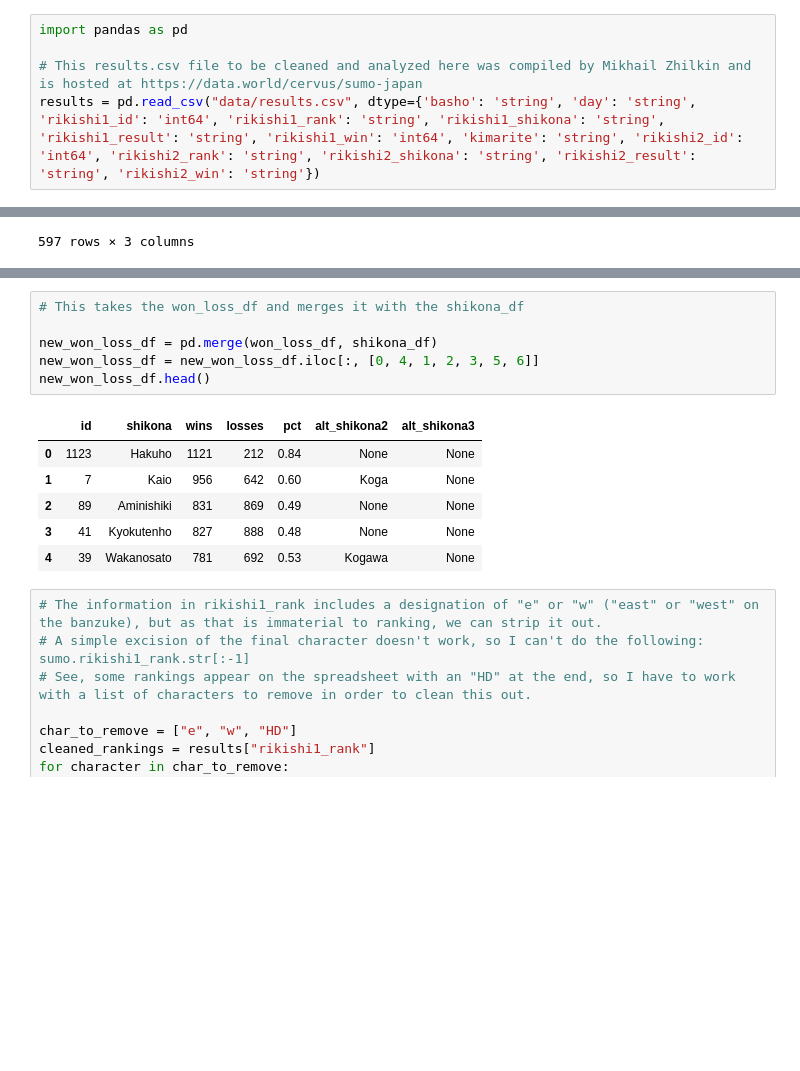
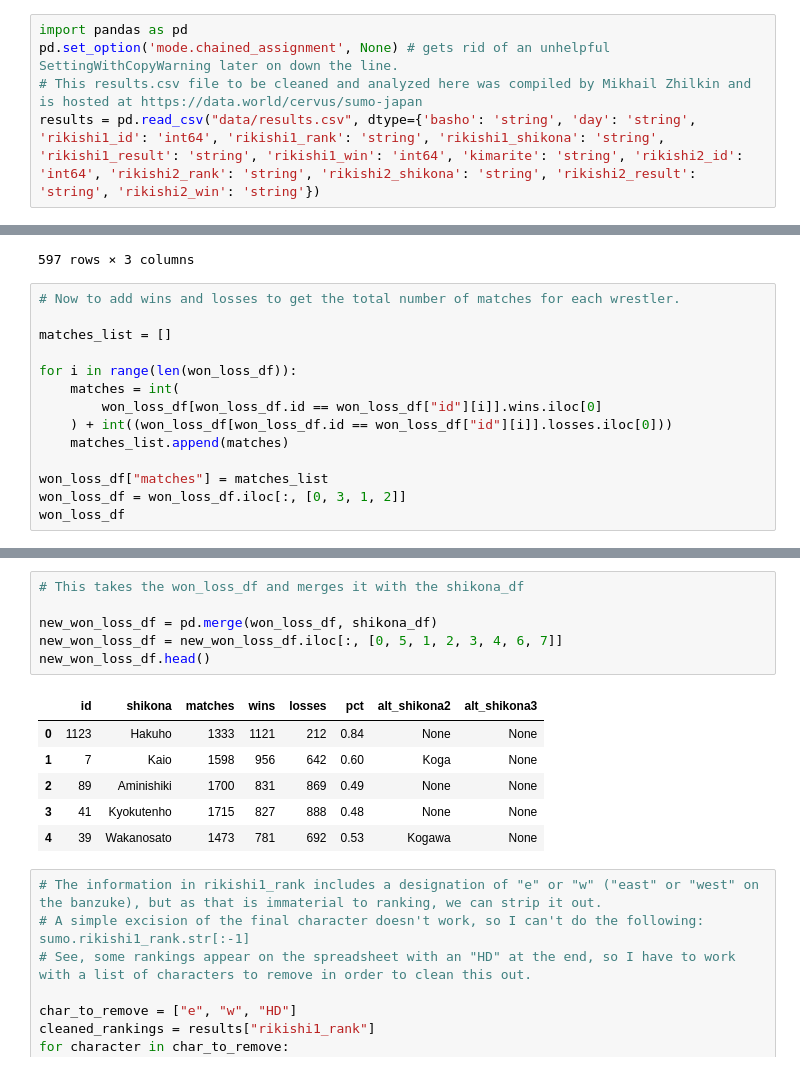
Before and after one commit to mjbrechner/sumo, a Jupyter notebook: creating_won_loss_df.ipynb, the cells around one changed output, grey strips where cells are left out. Cells and saved outputs as stored; diff of their text form; blank space fills up the shorter version.

```diff
--- a/creating_won_loss_df.ipynb
+++ b/creating_won_loss_df.ipynb
@@ -1,6 +1,6 @@
 # %%
 import pandas as pd
-
+pd.set_option('mode.chained_assignment', None) # gets rid of an unhelpful SettingWithCopyWarning later on down the line.
 # This results.csv file to be cleaned and analyzed here was compiled by Mikhail Zhilkin and is hosted at https://data.world/cervus/sumo-japan
 results = pd.read_csv("data/results.csv", dtype={'basho': 'string', 'day': 'string', 'rikishi1_id': 'int64', 'rikishi1_rank': 'string', 'rikishi1_shikona': 'string', 'rikishi1_result': 'string', 'rikishi1_win': 'int64', 'kimarite': 'string', 'rikishi2_id': 'int64', 'rikishi2_rank': 'string', 'rikishi2_shikona': 'string', 'rikishi2_result': 'string', 'rikishi2_win': 'string'})
 # %%
@@ -179,3 +179,17 @@ won_loss_df
 | 595 | 11949 | 0 | 2 |
 | 596 | 12013 | 0 | 1 |
 597 rows × 3 columns
+# %%
+# Now to add wins and losses to get the total number of matches for each wrestler.
+
+matches_list = []
+
+for i in range(len(won_loss_df)):
+    matches = int(
+        won_loss_df[won_loss_df.id == won_loss_df["id"][i]].wins.iloc[0]
+    ) + int((won_loss_df[won_loss_df.id == won_loss_df["id"][i]].losses.iloc[0]))
+    matches_list.append(matches)
+
+won_loss_df["matches"] = matches_list
+won_loss_df = won_loss_df.iloc[:, [0, 3, 1, 2]]
+won_loss_df
@@ -209,16 +238,16 @@ won_loss_df
 # %%
 # This takes the won_loss_df and merges it with the shikona_df
 
 new_won_loss_df = pd.merge(won_loss_df, shikona_df)
-new_won_loss_df = new_won_loss_df.iloc[:, [0, 4, 1, 2, 3, 5, 6]]
+new_won_loss_df = new_won_loss_df.iloc[:, [0, 5, 1, 2, 3, 4, 6, 7]]
 new_won_loss_df.head()
 # %% [output]
-|  | id | shikona | wins | losses | pct | alt_shikona2 | alt_shikona3 |
-| 0 | 1123 | Hakuho | 1121 | 212 | 0.84 | None | None |
-| 1 | 7 | Kaio | 956 | 642 | 0.60 | Koga | None |
-| 2 | 89 | Aminishiki | 831 | 869 | 0.49 | None | None |
-| 3 | 41 | Kyokutenho | 827 | 888 | 0.48 | None | None |
-| 4 | 39 | Wakanosato | 781 | 692 | 0.53 | Kogawa | None |
+|  | id | shikona | matches | wins | losses | pct | alt_shikona2 | alt_shikona3 |
+| 0 | 1123 | Hakuho | 1333 | 1121 | 212 | 0.84 | None | None |
+| 1 | 7 | Kaio | 1598 | 956 | 642 | 0.60 | Koga | None |
+| 2 | 89 | Aminishiki | 1700 | 831 | 869 | 0.49 | None | None |
+| 3 | 41 | Kyokutenho | 1715 | 827 | 888 | 0.48 | None | None |
+| 4 | 39 | Wakanosato | 1473 | 781 | 692 | 0.53 | Kogawa | None |
 # %%
 # The information in rikishi1_rank includes a designation of "e" or "w" ("east" or "west" on the banzuke), but as that is immaterial to ranking, we can strip it out.
 # A simple excision of the final character doesn't work, so I can't do the following: sumo.rikishi1_rank.str[:-1]
```
Also changed, not shown: parts of 3 cells of this notebook, 4 other files.
